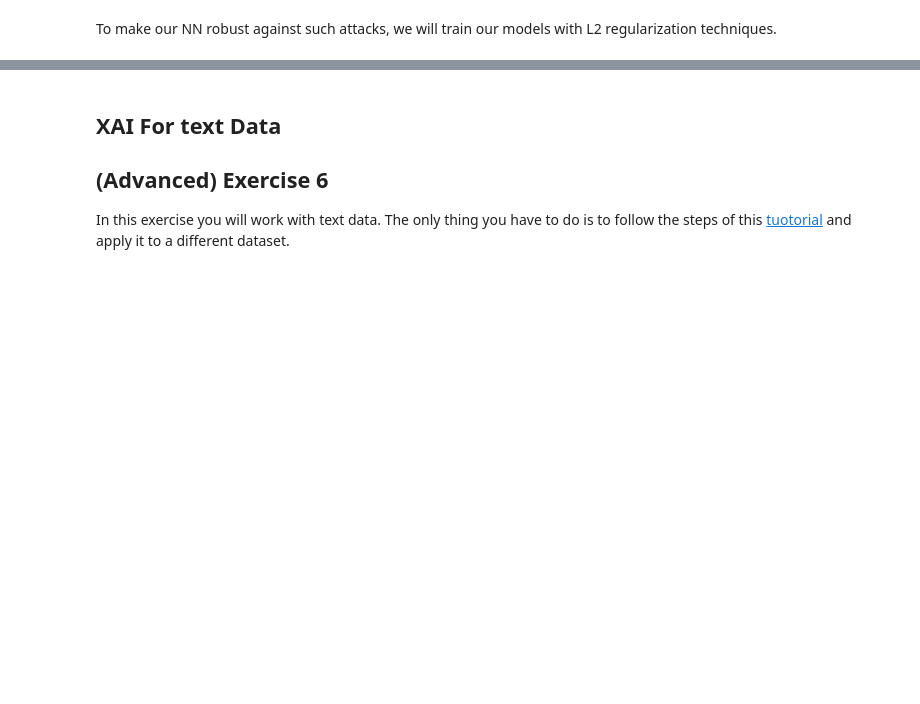
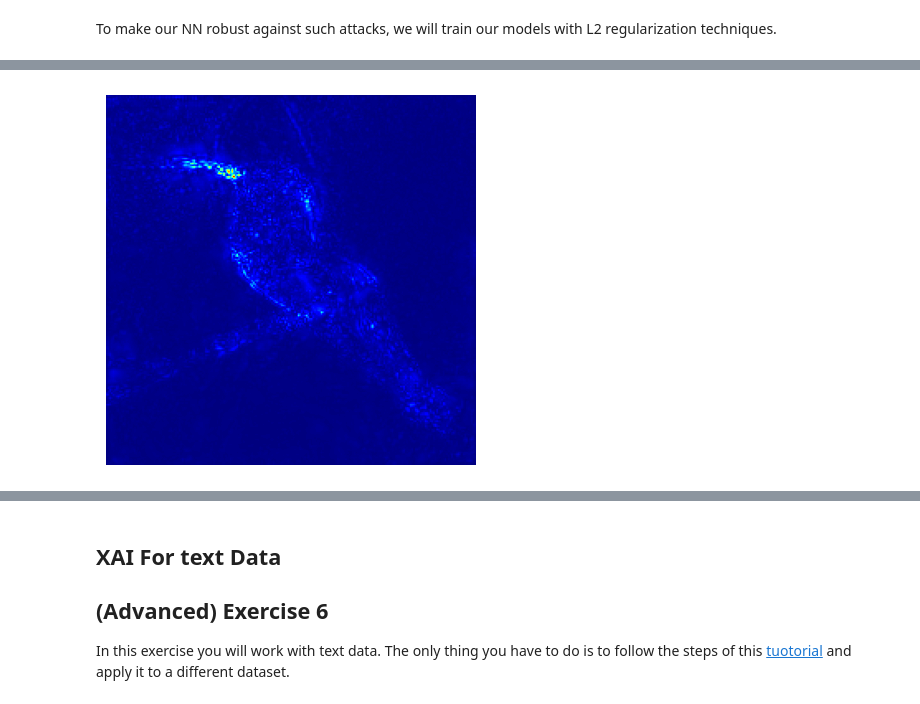
Before and after one commit to Wan-Razaq/Expainable-AI, a Jupyter notebook: 2024_Lecture_3_XAI.ipynb, the cells around one changed output, grey strips where cells are left out. Cells and saved outputs as stored; diff of their text form; code cells hidden in the pictures; blank space fills up the shorter version.

```diff
--- a/2024_Lecture_3_XAI.ipynb
+++ b/2024_Lecture_3_XAI.ipynb
@@ -199,0 +474,74 @@ Compare the results. Some points to look for are:
+# %%
+import numpy as np
+import tensorflow as tf
+from tensorflow.keras.applications import VGG16
+from tensorflow.keras.models import Model
+from tensorflow.keras.preprocessing import image
+from tensorflow.keras.applications.vgg16 import preprocess_input, decode_predictions
+import matplotlib.pyplot as plt
+
+# Function to add noise to the image
+def add_noise(img, noise_level):
+    noise = np.random.normal(0, noise_level, img.shape)
+    noisy_img = img + noise
+    noisy_img = np.clip(noisy_img, 0, 255)
+    return noisy_img
+
+# Function to compute gradients
+def compute_gradients(model, img, class_idx):
+    with tf.GradientTape() as tape:
+        img = tf.convert_to_tensor(img, dtype=tf.float32)
+        tape.watch(img)
+        preds = model(img)
+        class_output = preds[:, class_idx]
+    grads = tape.gradient(class_output, img)
+    return grads
+
+# Function to compute SmoothGrad
+def compute_smooth_grad(model, img_path, preprocess_function, noise_level=25, num_samples=50):
+    # Load and preprocess the image
+    img = image.load_img(img_path, target_size=(224, 224))
+    x = image.img_to_array(img)
+    x = np.expand_dims(x, axis=0)
+    x = preprocess_function(x)
+
+    # Forward pass: Get the predictions
+    preds = model.predict(x)
+    class_idx = np.argmax(preds[0])
+    print(f"Class index: {class_idx}")
+
+    # Initialize the smooth gradient
+    smooth_grad = np.zeros_like(x)
+
+    # Generate noisy images and compute gradients
+    for i in range(num_samples):
+        noisy_img = add_noise(x, noise_level)
+        grads = compute_gradients(model, noisy_img, class_idx)
+        smooth_grad += grads
+
+        # Debugging: print the sum of gradients to ensure they are being computed
+        print(f"Iteration {i+1}, Sum of gradients: {np.sum(grads)}")
+
+    # Average the gradients
+    smooth_grad /= num_samples
+
+    # Process the gradients for visualization
+    smooth_grad = np.abs(smooth_grad).mean(axis=-1)[0]
+
+    # Debugging: print the range of smooth_grad values
+    print(f"SmoothGrad min value: {np.min(smooth_grad)}, max value: {np.max(smooth_grad)}")
+
+    return smooth_grad
+
+# Example usage
+img_path = "Input-Image-Pixel-Attribution/hummingbird.jpeg"  # Use the uploaded file path
+model = VGG16(weights='imagenet')
+
+smooth_grad_map = compute_smooth_grad(model, img_path, preprocess_input)
+print("SmoothGrad computed successfully.")
+
+# Display the SmoothGrad
+plt.imshow(smooth_grad_map, cmap='jet')
+plt.axis('off')
+plt.show()
+# %% [output]
@@ -199,0 +565 @@ Compare the results. Some points to look for are:
+[figure, added]
```
Also changed, not shown: parts of 12 cells of this notebook, 4 other files.
